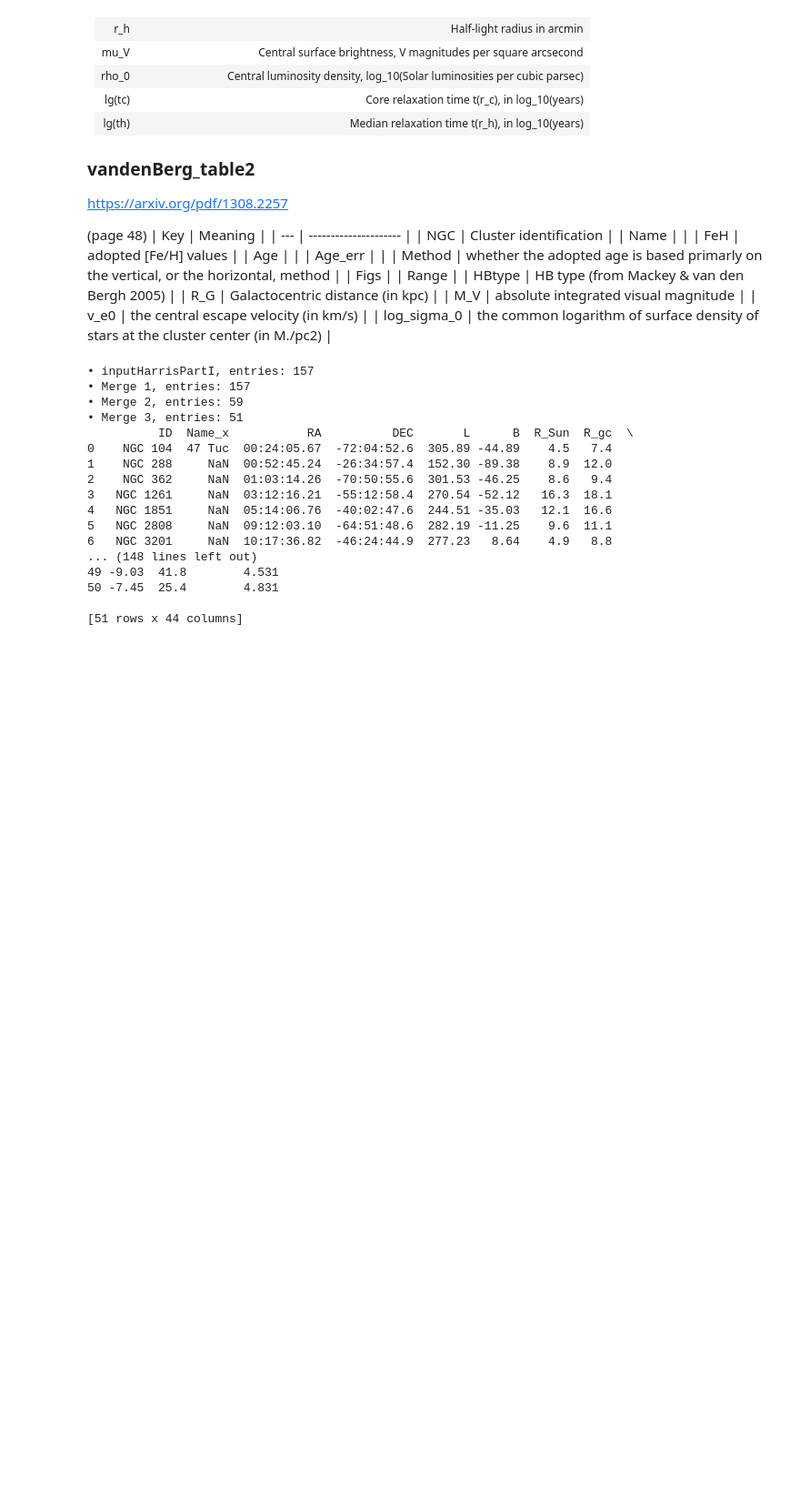
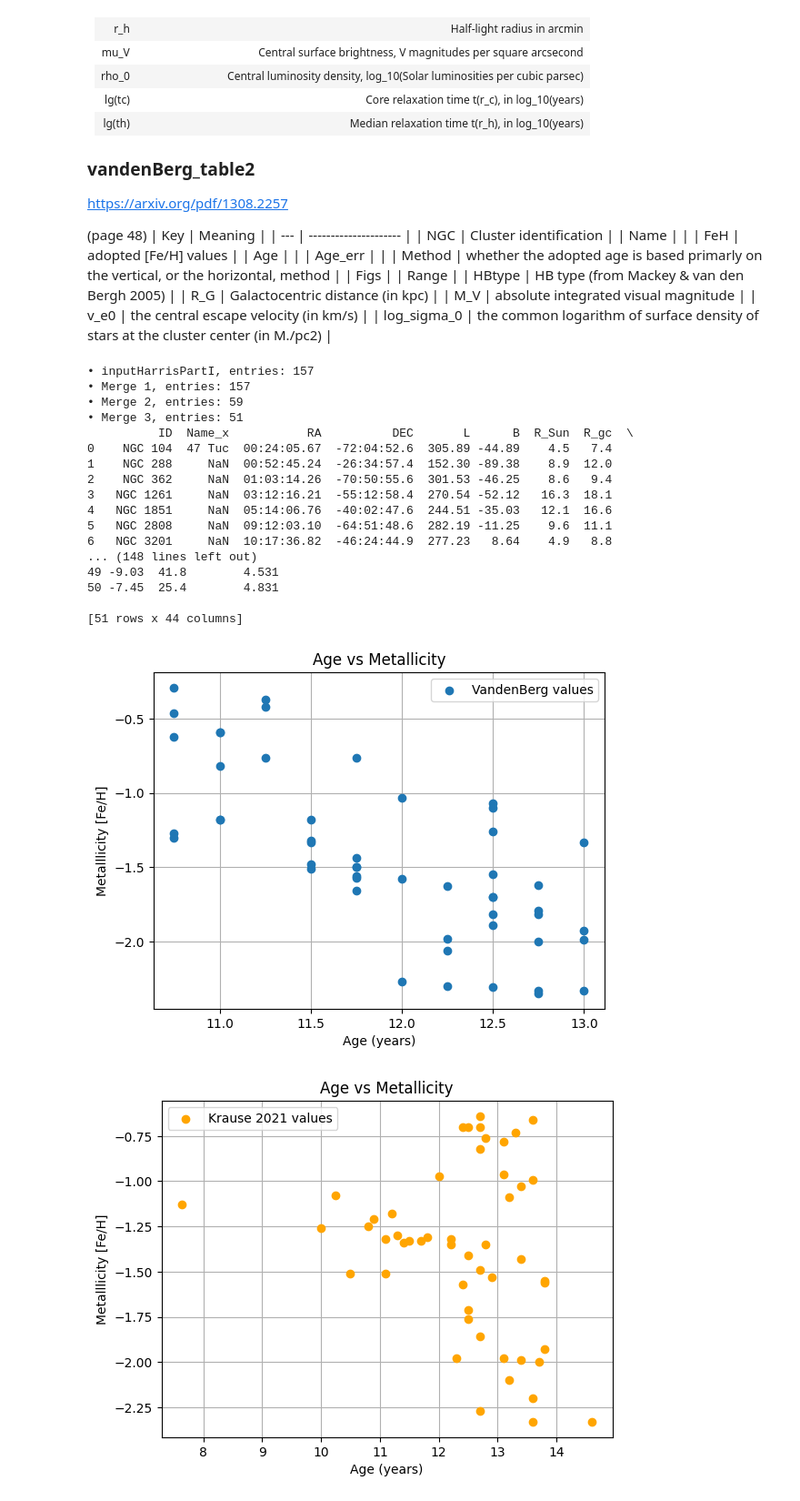
Before and after one commit to SS-UNSW/PHYS3116-Ethan-Slava, a Jupyter notebook: option1.ipynb, the cells around one changed output. Shown at 91% size. Saved outputs shown, nothing was run; the diff lists cells and outputs as text; code cells hidden in the pictures; blank space fills up the shorter version.

Commit message:
My first push! I looked into the merged dataframe and noticed some peculiar differences between the VandenBerg and Krause data for Age and Metallicity.

```diff
--- a/option1.ipynb
+++ b/option1.ipynb
@@ -230,3 +229,64 @@ print(merged)
 50 -7.45  25.4        4.831
 
 [51 rows x 44 columns]
+# %%
+# To investigate the age-metallicity relation of the globular clusters, we can plot age vs metallicity using the merged dataframe
+
+#VandenBerg data - Age vs Metallicity
+plt.scatter(
+    merged['Age_y'],
+    merged['FeH_y'],
+    zorder=2,
+    label="VandenBerg values"
+)
+plt.grid(zorder=1)
+plt.title("Age vs Metallicity")
+plt.xlabel("Age (years)")
+plt.ylabel("Metalllicity [Fe/H]")
+plt.legend()
+plt.show()
+
+# Krause data - Age vs Metallicity
+plt.scatter(
+    merged['Age_x'],
+    merged['FeH_x'],
+    zorder=3,
+    label="Krause 2021 values",
+    c='orange'
+)
+plt.grid(zorder=1)
+plt.title("Age vs Metallicity")
+plt.xlabel("Age (years)")
+plt.ylabel("Metalllicity [Fe/H]")
+plt.legend()
+plt.show()
+
+# Evidently, the VandenBerg and Krause datasets show significantly different values for the same galaxies. To explore these differences we can
+# plot them together.
+plt.scatter(
+    merged['#NGC'],
+    merged['Age_y'],
+    c = merged['FeH_y'],
+    zorder=2,
+    label="VandenBerg 2013 values"
+)
+
+plt.scatter(
+    merged['#NGC'],
+    merged['Age_x'],
+    c = merged['FeH_x'],
+    zorder=3,
+    label="Krause 2021 values"
+)
+cbar = plt.colorbar()
+cbar.set_label('Metallicity [Fe/H]')
+plt.grid(zorder=1)
+plt.title("Values comparison - VandenBerg and Krause")
+plt.xlabel("NGC #")
+plt.xticks(rotation=-90, font={'size': 5})
+plt.ylabel("Age [years]")
+plt.legend()
+plt.show()
+# %% [output]
+[figure, added]
+[figure, added]
```
Also changed, not shown: parts of 2 cells of this notebook.
